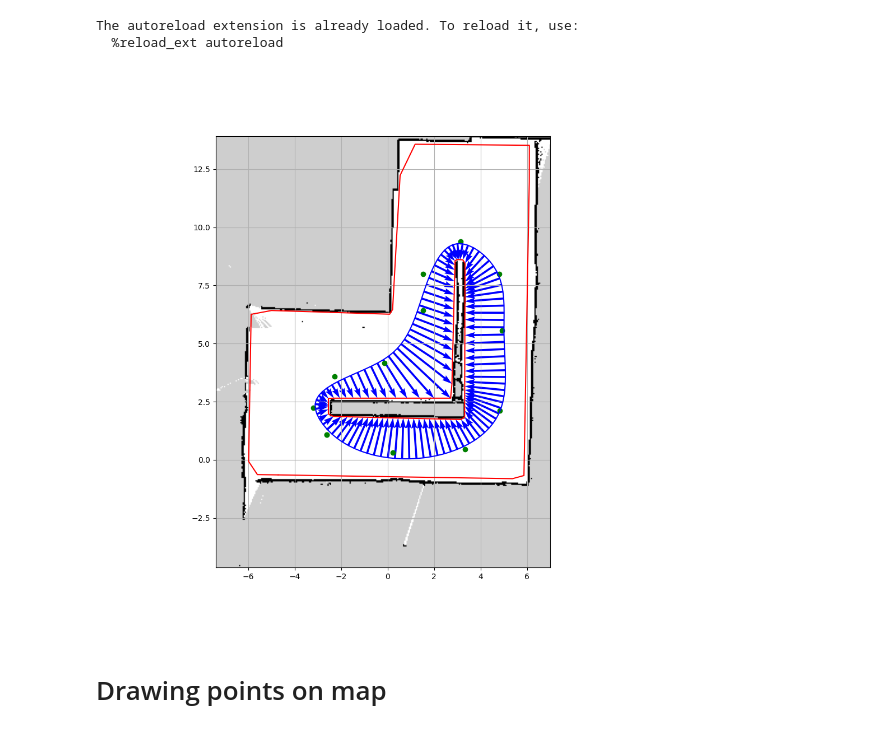
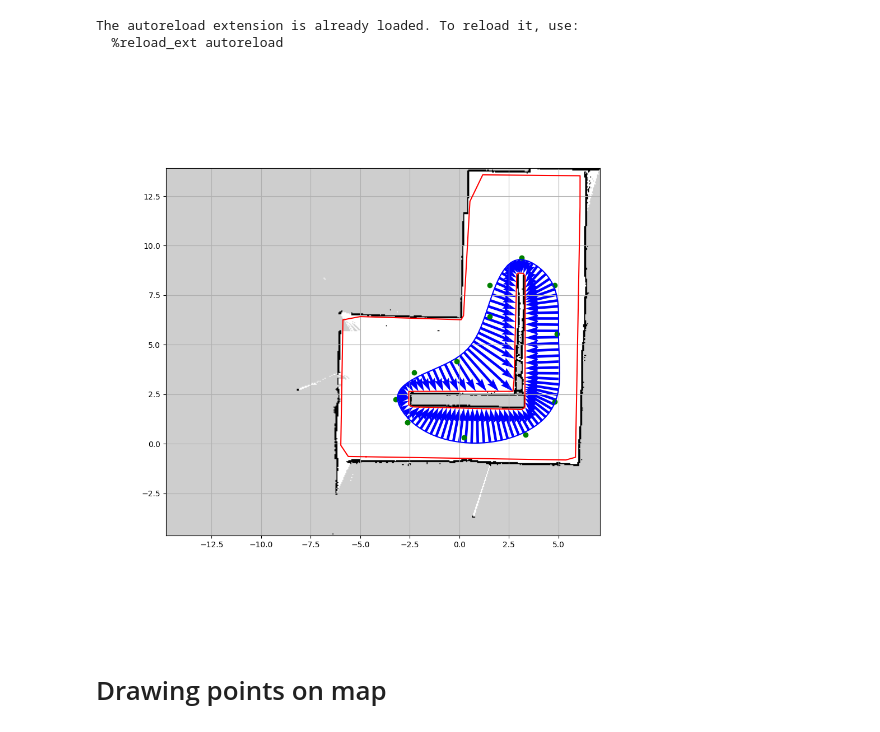
Before and after one commit to Damowerko/f1ten-tigers, a Jupyter notebook: notebooks/draw_track.ipynb, the cells around one changed output. Saved outputs shown, nothing was run; the diff lists cells and outputs as text; code cells hidden in the pictures.

```diff
--- a/notebooks/draw_track.ipynb
+++ b/notebooks/draw_track.ipynb
@@ -65,10 +68,13 @@ center = np.array(
     ]
 )
 
+angle = 0.0
+rot_mat = R.from_euler("Z", angle).as_matrix()[:2, :2]
+
 # add the first point to the end to close the polygon
-inner_bounds = np.vstack((inner_bounds, inner_bounds[0]))
-outer_bounds = np.vstack((outer_bounds, outer_bounds[0]))
-center = np.vstack((center, center[0]))
+inner_bounds = np.vstack((inner_bounds, inner_bounds[0])) @ rot_mat.T
+outer_bounds = np.vstack((outer_bounds, outer_bounds[0])) @ rot_mat.T
+center = np.vstack((center, center[0])) @ rot_mat.T
 # %%
 def intersect_ray_segment(rayOrigin, rayDirection, point1, point2):
     v1 = rayOrigin - point1
@@ -109,35 +115,35 @@ normal /= np.linalg.norm(normal, axis=1, keepdims=True)
 # get the width of the track
 inner = np.zeros_like(center_interp)
 outer = np.zeros_like(center_interp)
 for i, (c, n) in enumerate(zip(center_interp, normal)):
     inner[i] = intersect_ray_polygon(c, n, inner_bounds)
     outer[i] = intersect_ray_polygon(c, -n, outer_bounds)
 
 width_right = np.linalg.norm(outer - center_interp, axis=1)
 width_left = np.linalg.norm(inner - center_interp, axis=1)
 
 plt.figure(figsize=(10, 10))
 plt.imshow(track_img, cmap="gray", extent=extent)
 plt.plot(*center.T, "go")
 plt.plot(*center_interp.T, "b-")
 plt.plot(*inner.T, "r-")
 plt.plot(*outer.T, "r-")
 
 # quiver plot of the normal vector
 plt.quiver(
     *center_interp.T,
     *normal.T * width_left,
     scale=1,
     scale_units="xy",
     angles="xy",
     color="b",
 )
 
-plt.xlim(-7.4, 7)
+# plt.xlim(-7.4, 7)
 plt.grid(True)
 plt.show()
 # %% [output]
-[figure, old version]
+[figure, new version]
 # %%
 # save the track data
 import csv
```
Also changed, not shown: parts of 3 cells of this notebook, 8 other files.
